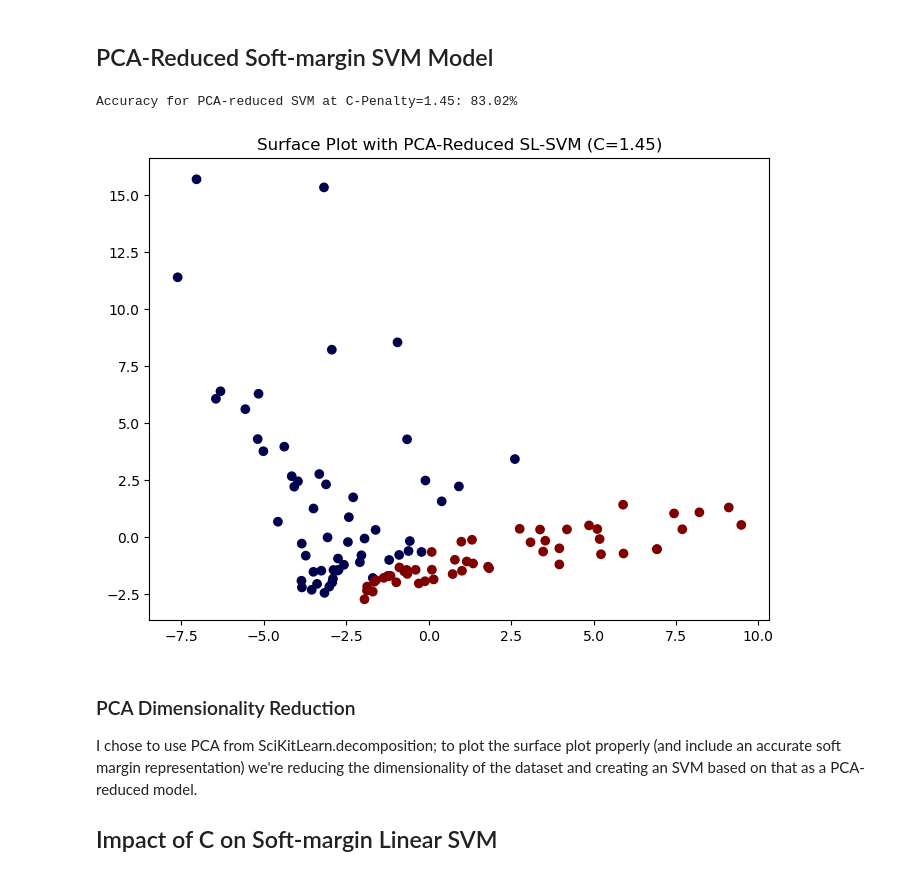
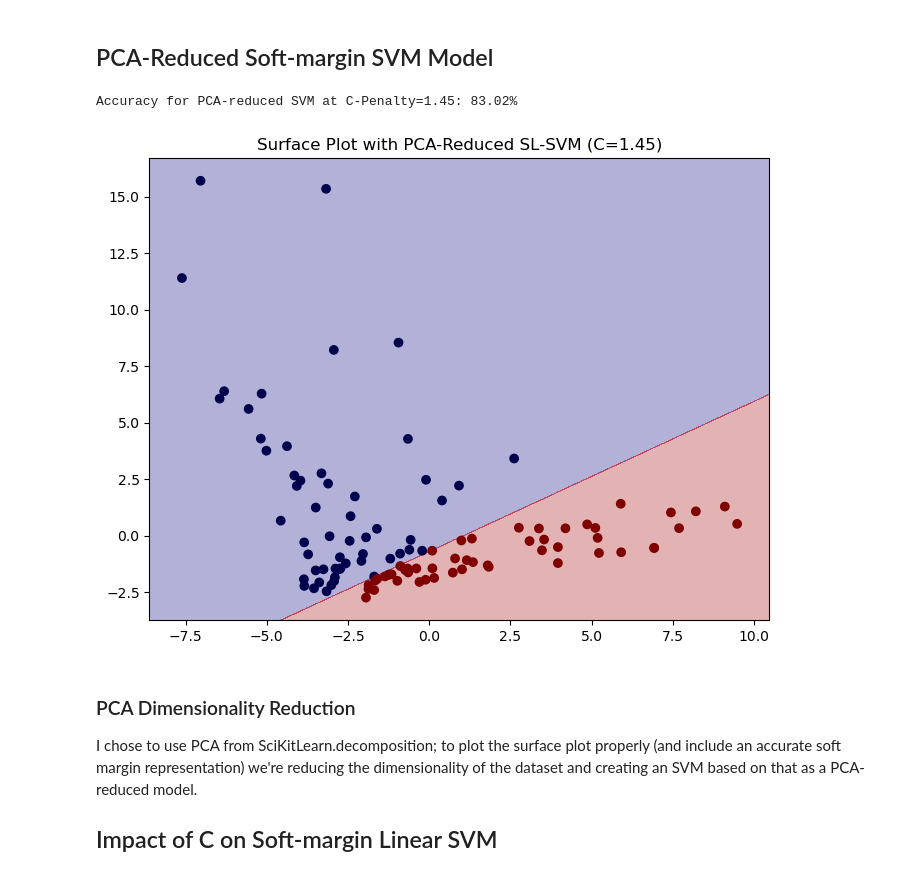
Before and after one commit to Compsci361-Group31/COMPSCI361-Assignment3, a Jupyter notebook: AS03.ipynb, the cells around one changed output. Saved outputs shown, nothing was run; the diff lists cells and outputs as text; code cells hidden in the pictures.

```diff
--- a/AS03.ipynb
+++ b/AS03.ipynb
@@ -222,30 +222,46 @@ Accuracy for soft margin SVM at C-Penalty=1.45: 94.34%
 # %%
 ## Create a surface plot for our SVM using Principal Component Analysis :
 # Use PCA to reduce the dimensionality of our test,training-data
 pca = PCA(n_components=2)
 X_pca = pca.fit_transform(X)
 test_X_pca = pca.transform(test_X)
 
+# encode the pred and test labels for plotting
+le = LabelEncoder()
+y_encoded = le.fit_transform(y)
+test_y_encoded = le.transform(test_y)
+
 # Retrain our SVM on PCA-reduced data
 sl_pca = svm.SVC(kernel="linear", C=cValue)
-sl_pca.fit(X_pca, y)
+sl_pca.fit(X_pca, y_encoded)
 # Prediction + Accuracy to show that PCA reduces SVM accuracy
 pred = sl_pca.predict(test_X_pca)
-acc = metrics.accuracy_score(test_y, pred, normalize=True)
+acc = metrics.accuracy_score(test_y_encoded, pred, normalize=True)
 print(f"Accuracy for PCA-reduced SVM at C-Penalty={cValue}: {acc*100:.2f}%\n")
-
-# Convert the predictions (from categorical to numeric) for color values in our plot
-le = LabelEncoder()
 color_assignment = le.fit_transform(pred)  # 'entertainment' → 0, 'tech' → 1
 
-# Plot our predictions, color by label
+# mesh grid to plot decision regions/boundary
+x = test_X_pca[:, 0]
+y = test_X_pca[:, 1]
+
+x_min, x_max = x.min() -  1, x.max() + 1
+y_min, y_max = y.min() - 1, y.max() + 1
+
+xx, yy = np.meshgrid(np.arange(x_min, x_max, 0.01), np.arange(y_min, y_max, 0.01))
+
+# predict on the mesh grid to get decision regions
+Z = sl_pca.predict(np.c_[xx.ravel(), yy.ravel()])
+Z = Z.reshape(xx.shape)
+
+# Plot decision regions and data points
 plt.figure(figsize=(8, 6))
+plt.contourf(xx, yy, Z, alpha=0.3, cmap='seismic')  # Decision boundary/region
 plt.scatter(test_X_pca[:, 0], test_X_pca[:, 1], c=color_assignment, cmap='seismic')
 plt.title(f'Surface Plot with PCA-Reduced SL-SVM (C={cValue})')
 plt.show()
 # %% [output]
 Accuracy for PCA-reduced SVM at C-Penalty=1.45: 83.02%
-[figure, old version]
+[figure, new version]
 # %% [markdown]
 ### PCA Dimensionality Reduction
 I chose to use PCA from SciKitLearn.decomposition; to plot the surface plot properly (and include an accurate soft margin representation) we're reducing the dimensionality of the dataset and creating an SVM based on that as a PCA-reduced model.
```
